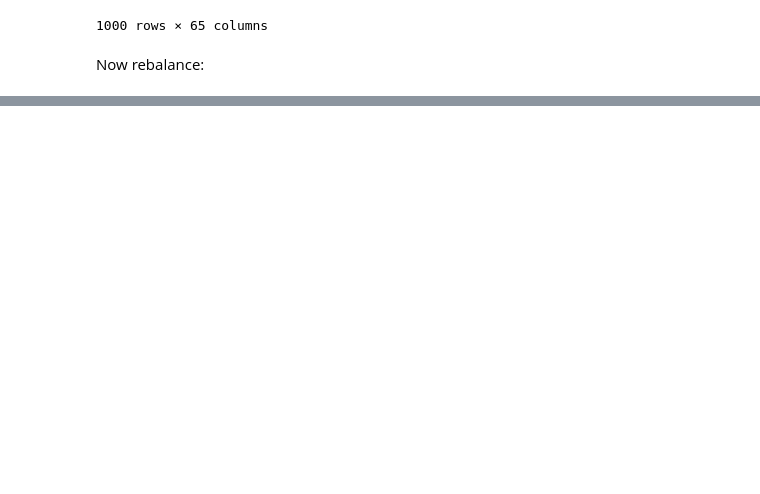
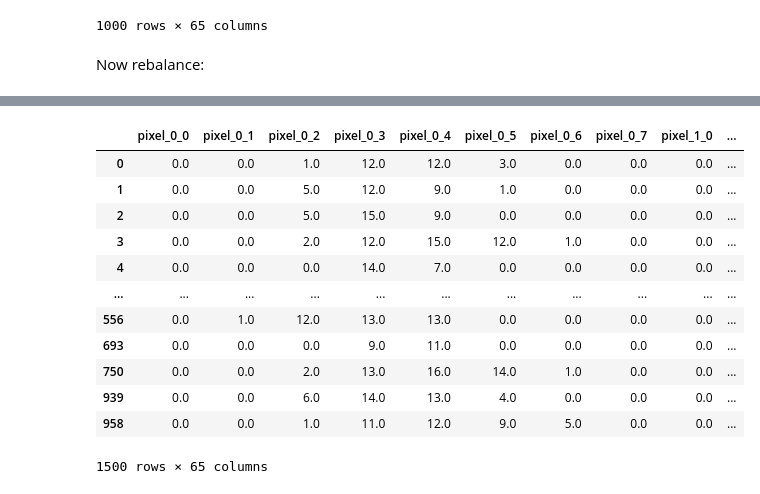
Before and after one commit to nadavhaik/ml-assignment-1, a Jupyter notebook: part1.ipynb, the cells around one changed output, grey strips where cells are left out. Drawn from its saved outputs; the diff is of its cells as text; code cells hidden in the pictures; blank space fills up the shorter version.

```diff
--- a/part1.ipynb
+++ b/part1.ipynb
@@ -174,0 +139,40 @@ display(rebalanced_df)
+# %%
+def count_label(df: pd.DataFrame, label: float):
+    return len(df[df['digit'] == label])
+
+def min_label(df: pd.DataFrame):
+    lables = df['digit'].drop_duplicates()
+    return min(lables, key=lambda label: count_label(df, label))
+
+
+def is_balanced(df: pd.DataFrame):
+    lables = df['digit'].drop_duplicates()
+    count = count_label(df, lables[0])
+    for label in lables:
+        if count_label(df, label) != count:
+            return False
+    return True
+
+rebalanced_df = unbalanced_df.copy()
+
+while not is_balanced(rebalanced_df):
+    lables = rebalanced_df['digit'].drop_duplicates()
+    m_label = min_label(rebalanced_df)
+    new_row = unbalanced_df[unbalanced_df['digit'] == m_label].sample()
+    rebalanced_df = pd.concat([rebalanced_df, new_row])
+
+display(rebalanced_df)
+# %% [output]
+|  | pixel_0_0 | pixel_0_1 | pixel_0_2 | pixel_0_3 | pixel_0_4 | pixel_0_5 | pixel_0_6 | pixel_0_7 | pixel_1_0 | ... |
+| 0 | 0.0 | 0.0 | 1.0 | 12.0 | 12.0 | 3.0 | 0.0 | 0.0 | 0.0 | ... |
+| 1 | 0.0 | 0.0 | 5.0 | 12.0 | 9.0 | 1.0 | 0.0 | 0.0 | 0.0 | ... |
+| 2 | 0.0 | 0.0 | 5.0 | 15.0 | 9.0 | 0.0 | 0.0 | 0.0 | 0.0 | ... |
+| 3 | 0.0 | 0.0 | 2.0 | 12.0 | 15.0 | 12.0 | 1.0 | 0.0 | 0.0 | ... |
+| 4 | 0.0 | 0.0 | 0.0 | 14.0 | 7.0 | 0.0 | 0.0 | 0.0 | 0.0 | ... |
+| ... | ... | ... | ... | ... | ... | ... | ... | ... | ... | ... |
+| 556 | 0.0 | 1.0 | 12.0 | 13.0 | 13.0 | 0.0 | 0.0 | 0.0 | 0.0 | ... |
+| 693 | 0.0 | 0.0 | 0.0 | 9.0 | 11.0 | 0.0 | 0.0 | 0.0 | 0.0 | ... |
+| 750 | 0.0 | 0.0 | 2.0 | 13.0 | 16.0 | 14.0 | 1.0 | 0.0 | 0.0 | ... |
+| 939 | 0.0 | 0.0 | 6.0 | 14.0 | 13.0 | 4.0 | 0.0 | 0.0 | 0.0 | ... |
+| 958 | 0.0 | 0.0 | 1.0 | 11.0 | 12.0 | 9.0 | 5.0 | 0.0 | 0.0 | ... |
+1500 rows × 65 columns
```
Also changed, not shown: parts of 2 cells of this notebook.
